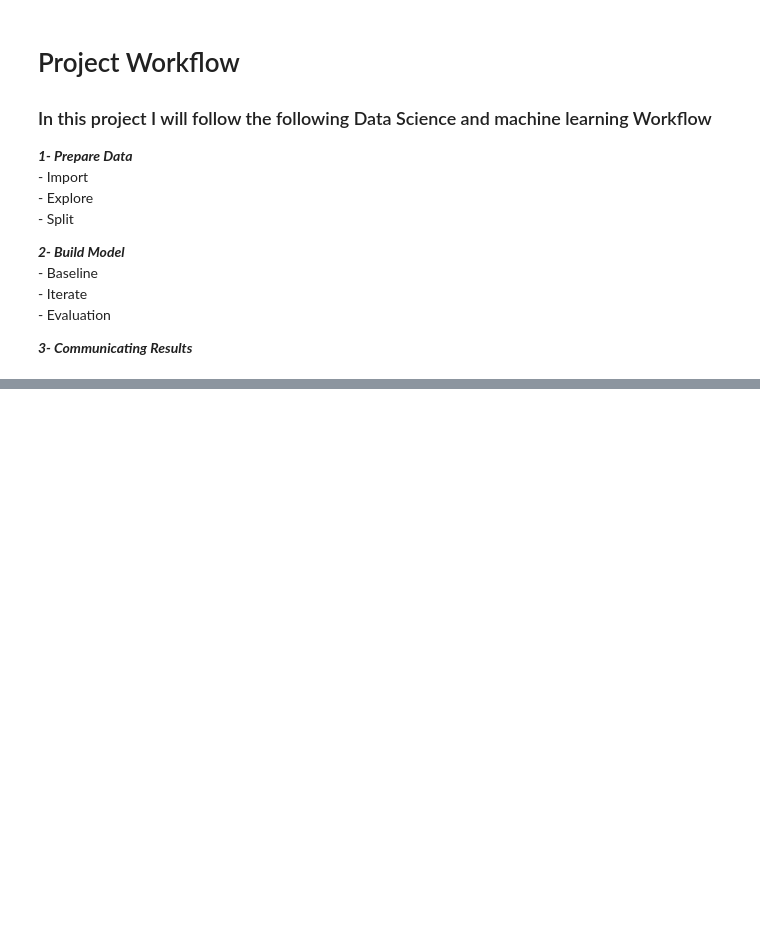
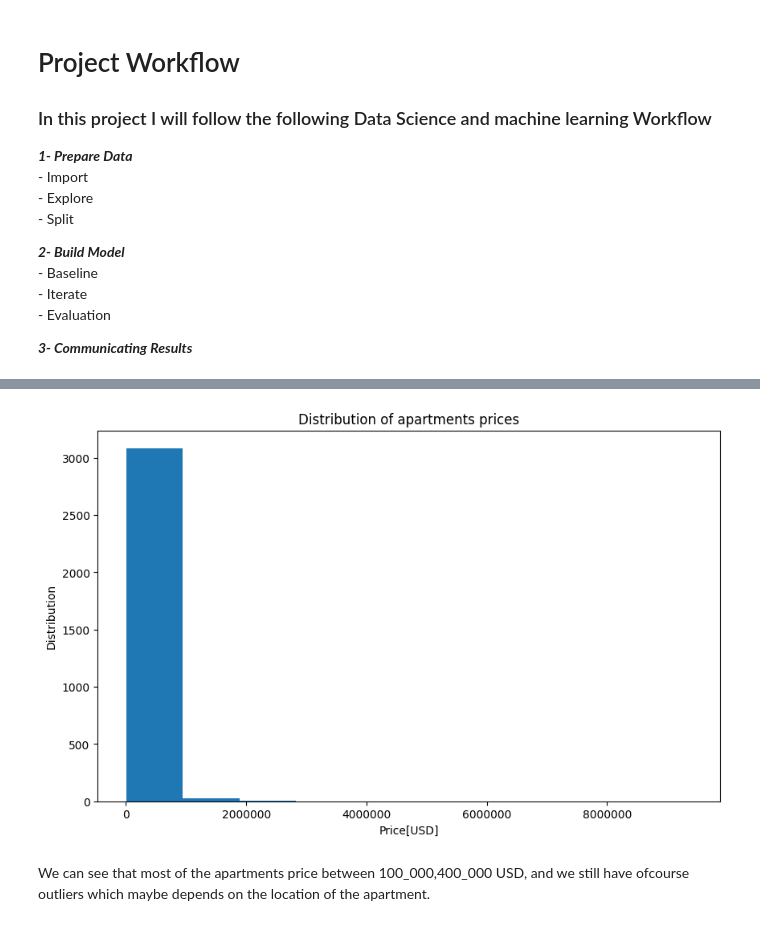
Before and after one commit to MohamedMohsen20501990/Housing_in_Mexico, a Jupyter notebook: notebooks/main.ipynb, the cells around one changed output, grey strips where cells are left out. Cells and saved outputs as stored; diff of their text form; code cells hidden in the pictures; blank space fills up the shorter version.

```diff
--- a/notebooks/main.ipynb
+++ b/notebooks/main.ipynb
@@ -31,0 +334,4 @@ df.head(5)
+# %%
+# Distribtion of the price for the apartments
+df1=df1[df1["property_type"]=="apartment"]
+df1.head()
@@ -31,0 +345,13 @@ df.head(5)
+# %%
+# Distribtion of the price for the apartments
+fig,ax = plt.subplots(figsize=(10,6))
+ax.hist(df1["price_usd"]);
+plt.ticklabel_format(style='plain', axis='x')
+ax.set_xlabel("Price[USD]")
+ax.set_ylabel("Distribution")
+ax.set_title("Distribution of apartments prices")
+plt.savefig("../reports/figures/apartments_prices.png", dpi=150)
+# %% [output]
+[figure, added]
+# %% [markdown]
+We can see that most of the apartments price between 100_000,400_000 USD, and we still have ofcourse outliers which maybe depends on the location of the apartment.
```
Also changed, not shown: parts of 62 cells of this notebook.
